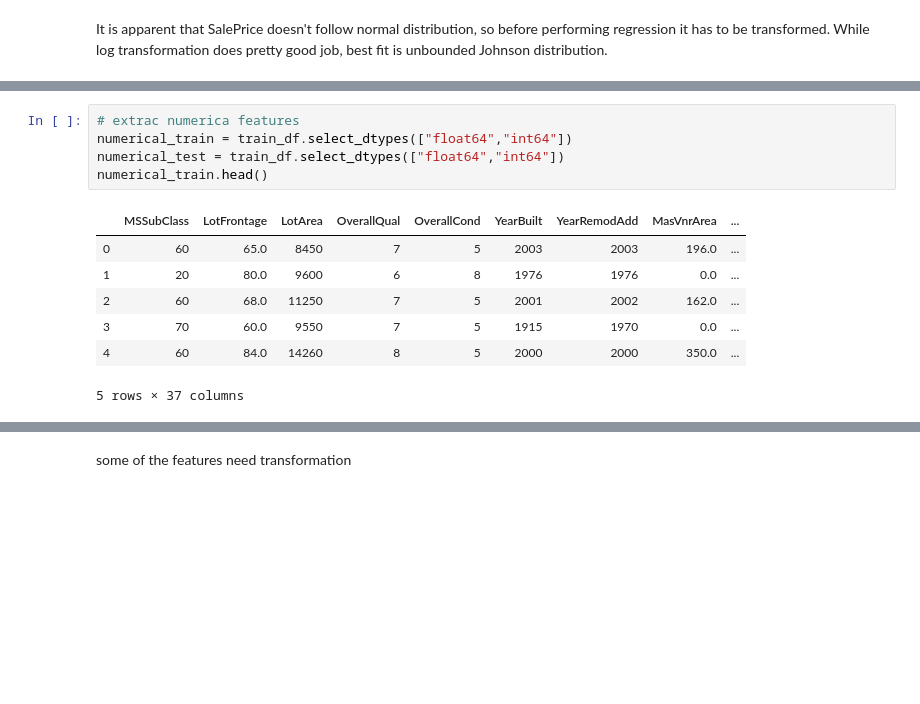
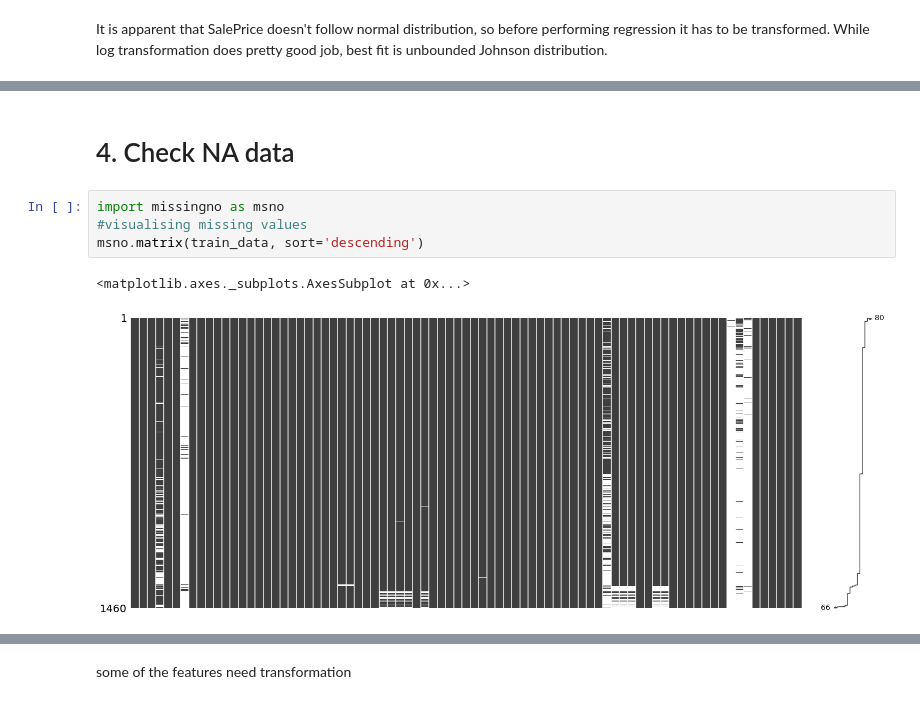
Before and after one commit to HuitingSheng/Predict-House-Sale-Price, a Jupyter notebook: Predict_House_Sale_Price.ipynb, the cells around one changed output, grey strips where cells are left out. Cells and saved outputs as stored; diff of their text form; blank space fills up the shorter version.

```diff
--- a/Predict_House_Sale_Price.ipynb
+++ b/Predict_House_Sale_Price.ipynb
@@ -118,13 +106,9 @@ Let us start by taking a look at the numerical variables. Given the amount of th
-# %%
-# extrac numerica features
-numerical_train = train_df.select_dtypes(["float64","int64"])
-numerical_test = train_df.select_dtypes(["float64","int64"])
-numerical_train.head()
-# %% [output]
-|  | MSSubClass | LotFrontage | LotArea | OverallQual | OverallCond | YearBuilt | YearRemodAdd | MasVnrArea | ... |
-| 0 | 60 | 65.0 | 8450 | 7 | 5 | 2003 | 2003 | 196.0 | ... |
-| 1 | 20 | 80.0 | 9600 | 6 | 8 | 1976 | 1976 | 0.0 | ... |
-| 2 | 60 | 68.0 | 11250 | 7 | 5 | 2001 | 2002 | 162.0 | ... |
-| 3 | 70 | 60.0 | 9550 | 7 | 5 | 1915 | 1970 | 0.0 | ... |
-| 4 | 60 | 84.0 | 14260 | 8 | 5 | 2000 | 2000 | 350.0 | ... |
-5 rows × 37 columns
+# %% [markdown]
+# 4. Check NA data
+# %%
+import missingno as msno
+#visualising missing values
+msno.matrix(train_data, sort='descending')
+# %% [output]
+<matplotlib.axes._subplots.AxesSubplot at 0x...>
+[figure, added]
```
Also changed, not shown: parts of 92 cells of this notebook.
